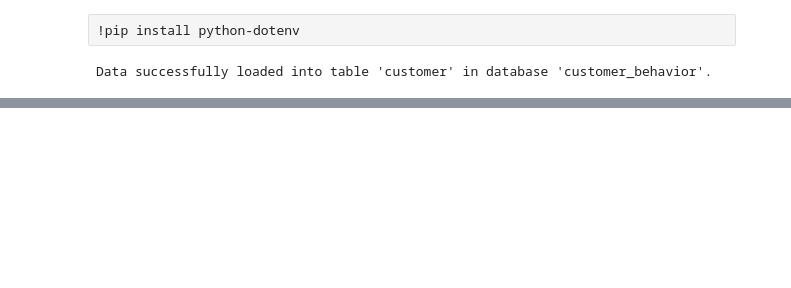
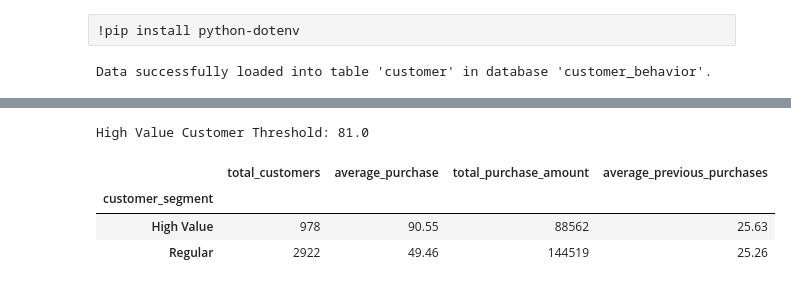
Before and after one commit to Sanika07520/Customer-Shopping-Behavior-Analysis, a Jupyter notebook: Customer_Shopping_Behavior_Analysis.ipynb, the cells around one changed output, grey strips where cells are left out. Saved outputs shown, nothing was run; the diff lists cells and outputs as text; code cells hidden in the pictures; blank space fills up the shorter version.

```diff
--- a/Customer_Shopping_Behavior_Analysis.ipynb
+++ b/Customer_Shopping_Behavior_Analysis.ipynb
@@ -236,0 +246,42 @@ Data successfully loaded into table 'customer' in database 'customer_behavior'.
+# %%
+
+# Advanced Analysis: High Value Customers
+
+import pandas as pd
+import numpy as np
+
+# Create a separate copy of the dataset
+advanced_df = df.copy()
+
+# Convert purchase amount into numeric format
+advanced_df['purchase_amount'] = pd.to_numeric(
+    advanced_df['purchase_amount'],
+    errors='coerce'
+)
+
+# Calculate the 75th percentile
+high_value_threshold = advanced_df['purchase_amount'].quantile(0.75)
+
+# Classify customers
+advanced_df['customer_segment'] = np.where(
+    advanced_df['purchase_amount'] >= high_value_threshold,
+    'High Value',
+    'Regular'
+)
+
+# Analyze customer segments
+segment_analysis = advanced_df.groupby('customer_segment').agg(
+    total_customers=('customer_id', 'nunique'),
+    average_purchase=('purchase_amount', 'mean'),
+    total_purchase_amount=('purchase_amount', 'sum'),
+    average_previous_purchases=('previous_purchases', 'mean')
+).round(2)
+
+print("High Value Customer Threshold:", high_value_threshold)
+display(segment_analysis)
+# %% [output]
+High Value Customer Threshold: 81.0
+|  | total_customers | average_purchase | total_purchase_amount | average_previous_purchases |
+| customer_segment |  |  |  |  |
+| High Value | 978 | 90.55 | 88562 | 25.63 |
+| Regular | 2922 | 49.46 | 144519 | 25.26 |
```
Also changed, not shown: parts of 5 cells of this notebook, 2 other files.
